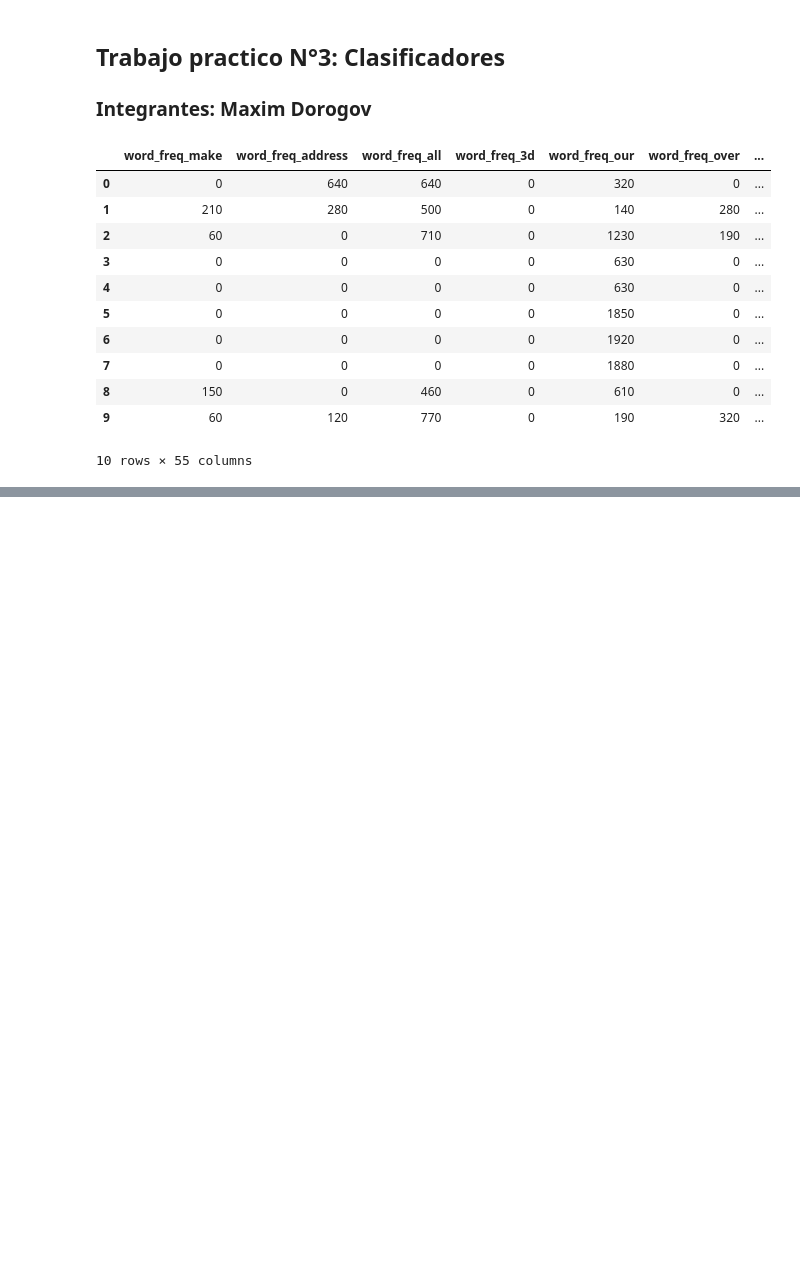
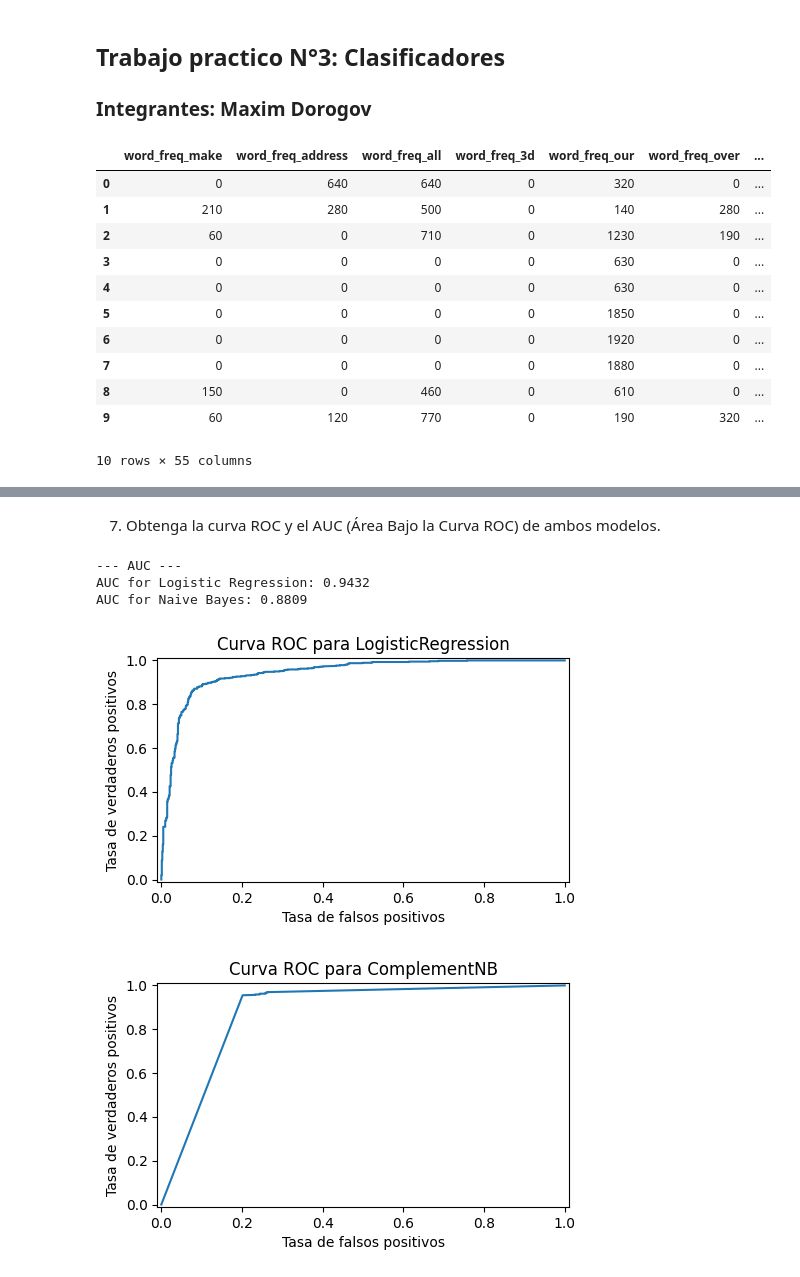
Before and after one commit to maximdorogov/fiuba-intro-ia, a Jupyter notebook: tp3/tp3.ipynb, the cells around one changed output, grey strips where cells are left out. Cells and saved outputs as stored; diff of their text form; code cells hidden in the pictures; blank space fills up the shorter version.

```diff
--- a/tp3/tp3.ipynb
+++ b/tp3/tp3.ipynb
@@ -41,0 +190,30 @@ X_test_scaled = pd.DataFrame(X_test_scaled, columns=X.columns)
+# %% [markdown]
+7. Obtenga la curva ROC y el AUC (Área Bajo la Curva ROC) de ambos modelos.
+# %%
+def plot_roc_curve(y, X, model):
+
+    p_pred = model.predict_proba(X)
+    fpr, tpr, _ = roc_curve(y, p_pred[:, 1])
+
+    plt.figure(figsize=(5, 3))
+    plt.plot(fpr, tpr)
+    plt.xlim([-0.01, 1.01])
+    plt.ylim([-0.01, 1.01])
+    plt.xlabel("Tasa de falsos positivos")
+    plt.ylabel("Tasa de verdaderos positivos")
+    plt.tight_layout()
+    plt.title(f"Curva ROC para {model.__class__.__name__}")
+
+
+plot_roc_curve(y_test, X_test_scaled, model_logistic)
+plot_roc_curve(y_test, X_test, model_nb)
+
+print('--- AUC ---')
+print(f"AUC for Logistic Regression: {roc_auc_score(y_test, model_logistic.predict_proba(X_test_scaled)[:, 1]):.4f}")
+print(f"AUC for Naive Bayes: {roc_auc_score(y_test, model_nb.predict_proba(X_test)[:, 1]):.4f}")
+# %% [output]
+--- AUC ---
+AUC for Logistic Regression: 0.9432
+AUC for Naive Bayes: 0.8809
+[figure, added]
+[figure, added]
```
Also changed, not shown: parts of 28 cells of this notebook, 1 other file.
